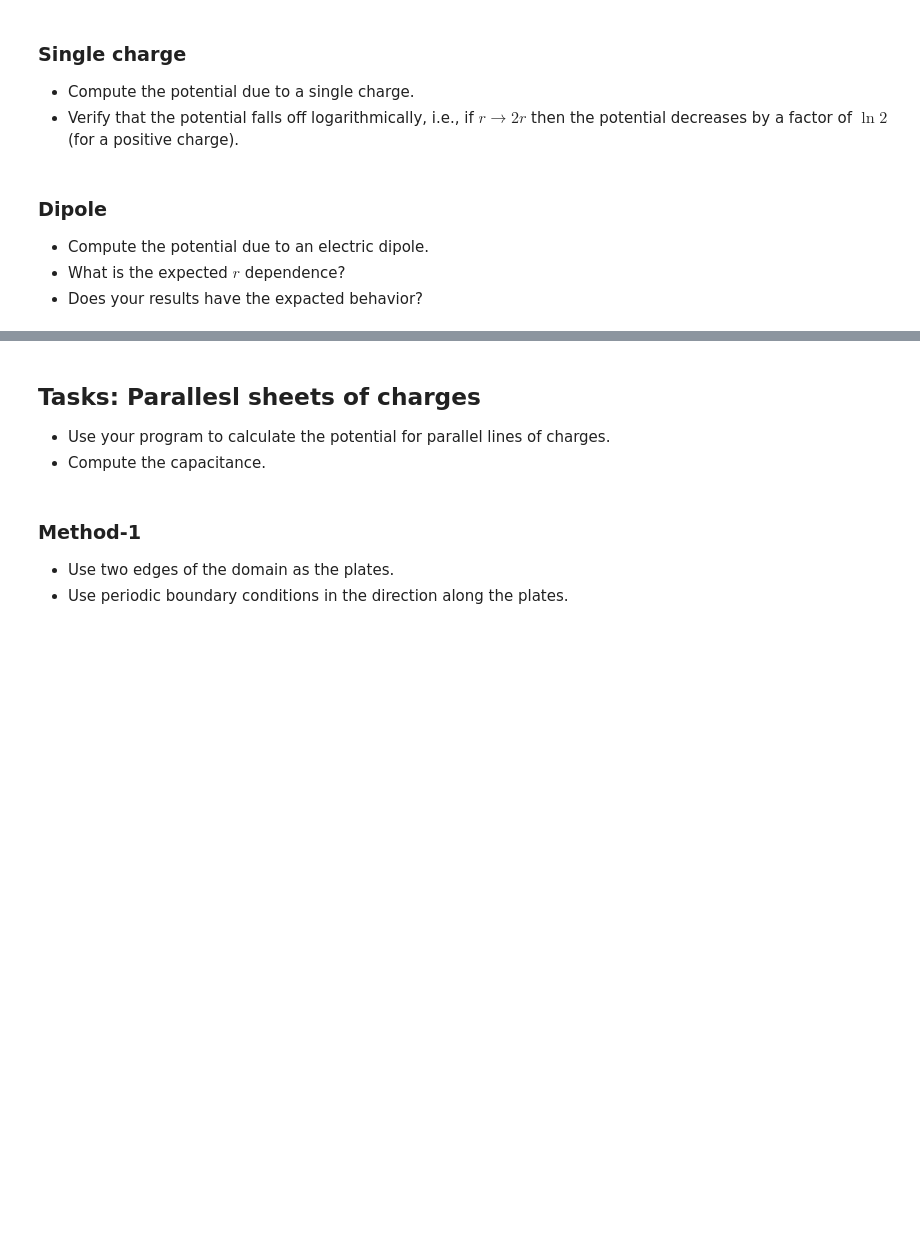
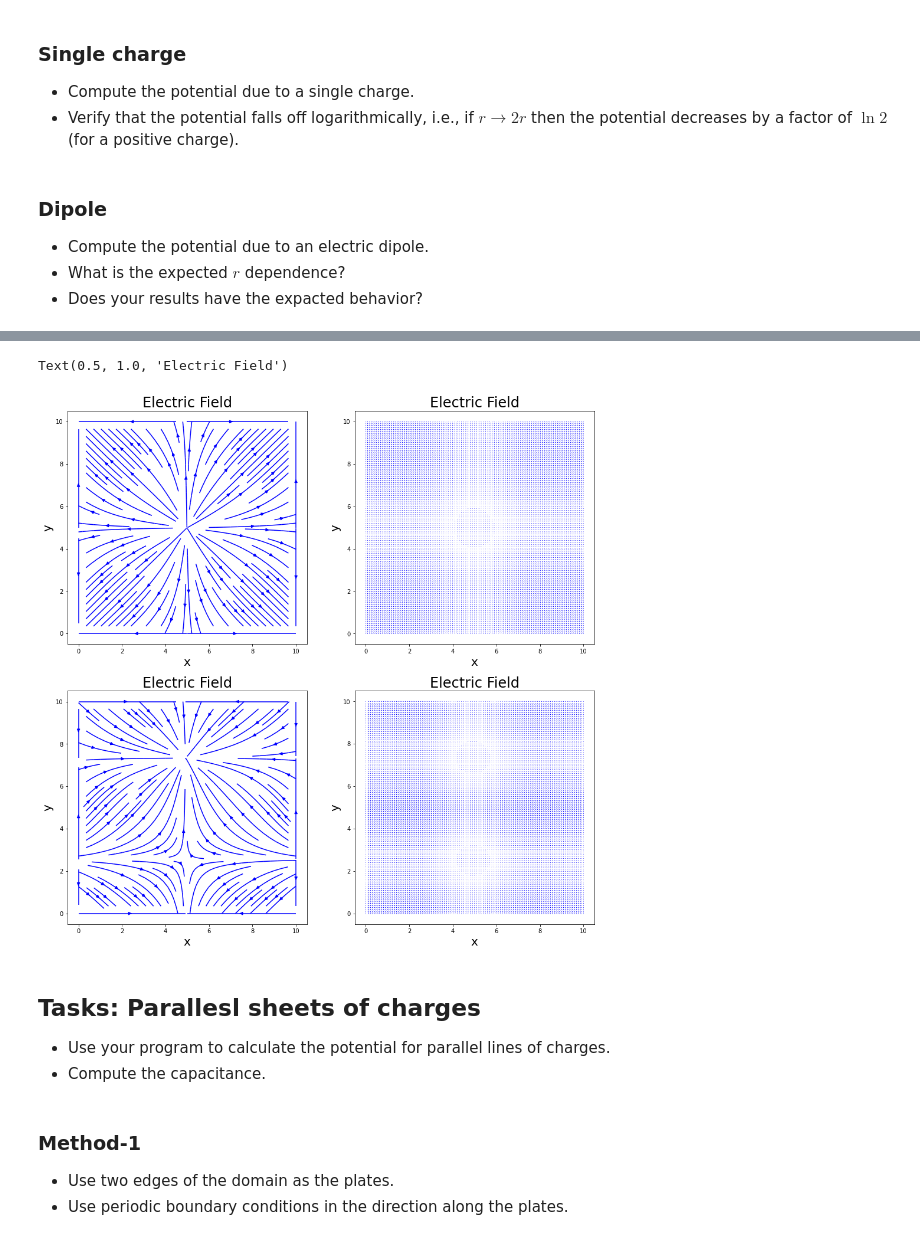
Before and after one commit to pcchen/Computation-in-Physics, a Jupyter notebook: 107010002/Relaxation_Method_Template.ipynb, the cells around one changed output, grey strips where cells are left out. Cells and saved outputs as stored; diff of their text form; code cells hidden in the pictures; blank space fills up the shorter version.

```diff
--- a/107010002/Relaxation_Method_Template.ipynb
+++ b/107010002/Relaxation_Method_Template.ipynb
@@ -342,3 +372,73 @@ print(V)
+# %%
+fig, ax=plt.subplots(ncols=2,nrows=2, figsize=(16,16))
+ax=ax.flatten()
+v=np.zeros(10201).reshape(101,101)
+v[50][50]=100
+for k in range (500):
+    for i in range (1,100):
+        for j in range (1,100):
+            v[50][50]=100
+            v[i][j]=0.25*(v[i-1][j]+v[i+1][j]+v[i][j+1]+v[i][j-1])
+
+Ex=np.zeros(101)
+Ey=np.zeros(101)
+for k in range (500):
+    for i in range (1,100):
+        for j in range (1,100):
+            v[i][j]=0.25*(v[i-1][j]+v[i+1][j]+v[i][j+1]+v[i][j-1])
+
+for i in range (1,100):
+    Ex[i]=0.5*(v[i-1][j]-v[i+1][j])
+    for j in range (1,100):
+        Ey[j]=0.5*(v[i][j-1]-v[i][j+1])
+x=np.linspace(0,10,101)
+y=np.linspace(0,10,101)
+U,V=np.meshgrid(Ex,Ey, indexing='xy')
+ax[0].streamplot(x, y, U, V, color='b')
+ax[1].quiver(x, y, U, V, color='b')
+ax[0].set_xlabel('x',fontsize=20)
+ax[0].set_ylabel('y',fontsize=20)
+ax[0].set_title('Electric Field', fontsize=24)
+ax[1].set_xlabel('x',fontsize=20)
+ax[1].set_ylabel('y',fontsize=20)
+ax[1].set_title('Electric Field', fontsize=24)
+
+u=np.zeros(10201).reshape(101,101)
+u[50][44]=100
+u[50][55]=-100
+for k in range (500):
+    for i in range (1,100):
+        for j in range (1,100):
+            u[50][44]=100
+            u[50][55]=-100
+            u[i][j]=0.25*(u[i-1][j]+u[i+1][j]+u[i][j+1]+u[i][j-1])
+
+Ex=np.zeros(101)
+Ey=np.zeros(101)
+for k in range (500):
+    for i in range (1,100):
+        for j in range (1,100):
+            u[i][j]=0.25*(u[i-1][j]+u[i+1][j]+u[i][j+1]+u[i][j-1])
+
+for i in range (1,100):
+    Ex[i]=0.5*(u[i-1][j]-u[i+1][j])
+    for j in range (1,100):
+        Ey[j]=0.5*(u[i][j-1]-u[i][j+1])
+
+x=np.linspace(0,10,101)
+y=np.linspace(0,10,101)
+U,V=np.meshgrid(Ex,Ey, indexing='xy')
+ax[2].streamplot(x, y, U, V, color='b')
+ax[3].quiver(x, y, U, V, color='b')
+ax[2].set_xlabel('x',fontsize=20)
+ax[2].set_ylabel('y',fontsize=20)
+ax[2].set_title('Electric Field', fontsize=24)
+ax[3].set_xlabel('x',fontsize=20)
+ax[3].set_ylabel('y',fontsize=20)
+ax[3].set_title('Electric Field', fontsize=24)
+# %% [output]
+Text(0.5, 1.0, 'Electric Field')
+[figure, added]
 # %% [markdown]
 ## Tasks: Parallesl sheets of charges
 
```
Also changed, not shown: parts of 5 cells of this notebook.
